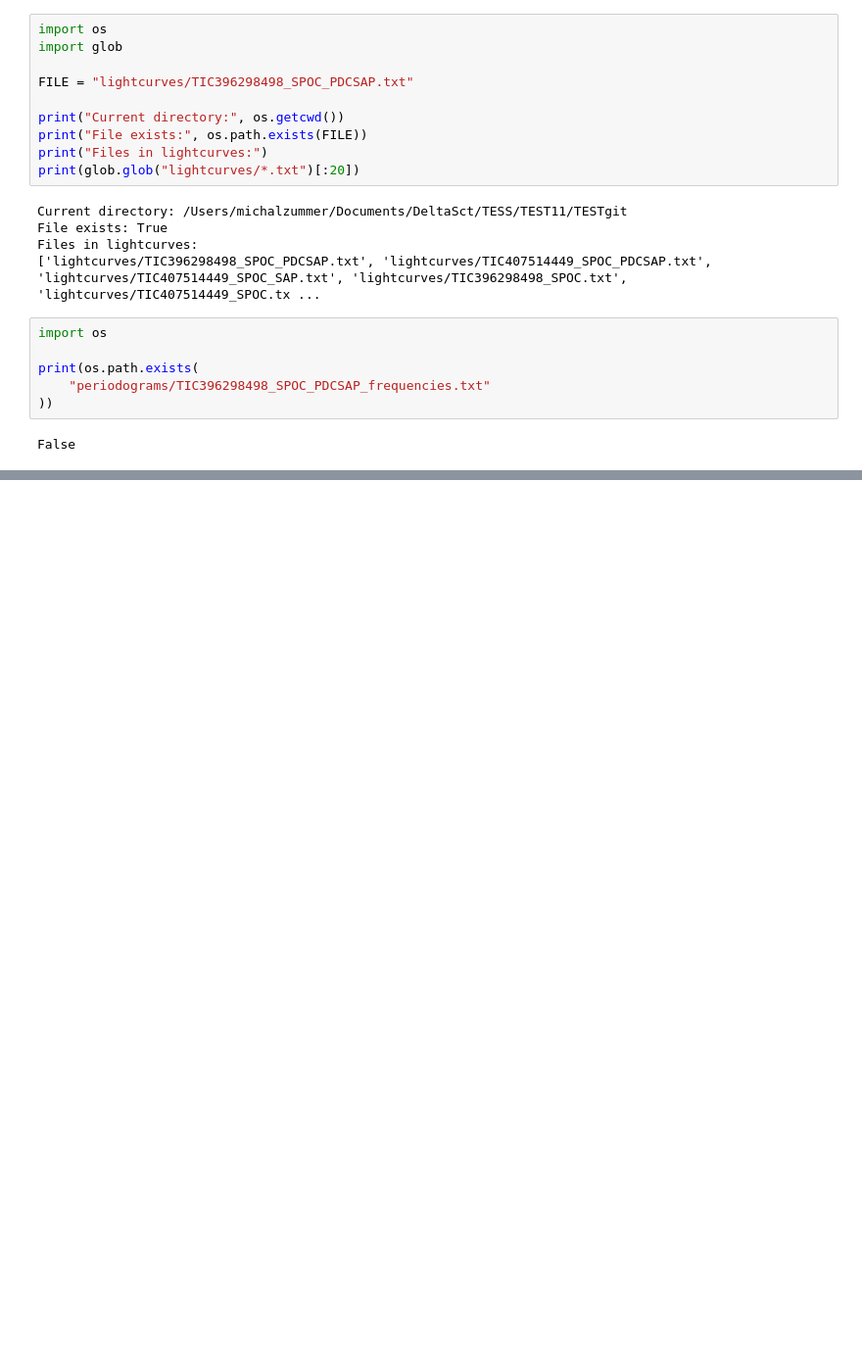
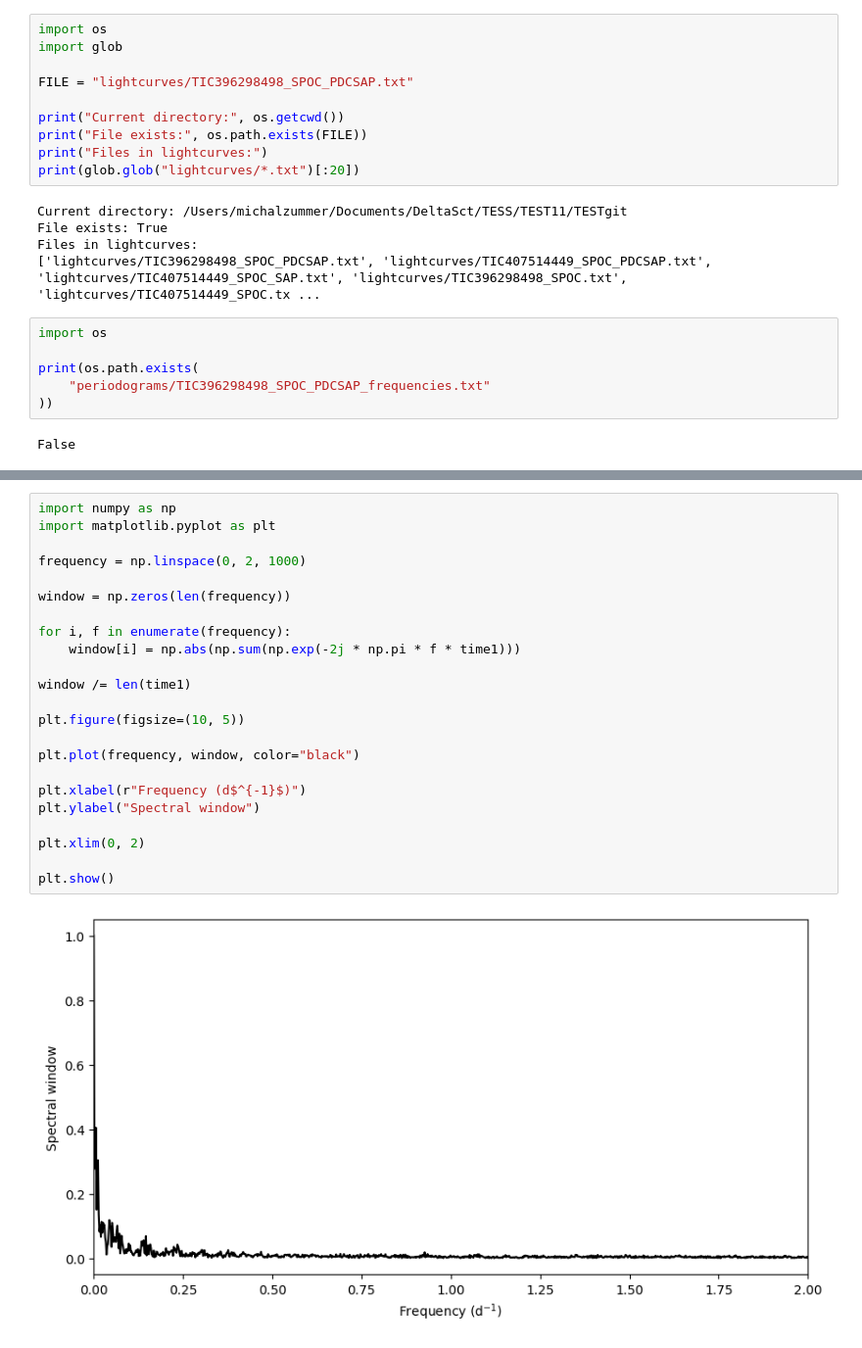
Before and after one commit to MichalZummer/DFP, a Jupyter notebook: download.ipynb, the cells around one changed output, grey strips where cells are left out. Shown at 98% size. Cells and saved outputs as stored; diff of their text form; blank space fills up the shorter version.

```diff
--- a/download.ipynb
+++ b/download.ipynb
@@ -159,0 +221,25 @@ Finished
+# %%
+import numpy as np
+import matplotlib.pyplot as plt
+
+frequency = np.linspace(0, 2, 1000)
+
+window = np.zeros(len(frequency))
+
+for i, f in enumerate(frequency):
+    window[i] = np.abs(np.sum(np.exp(-2j * np.pi * f * time1)))
+
+window /= len(time1)
+
+plt.figure(figsize=(10, 5))
+
+plt.plot(frequency, window, color="black")
+
+plt.xlabel(r"Frequency (d$^{-1}$)")
+plt.ylabel("Spectral window")
+
+plt.xlim(0, 2)
+
+plt.show()
+# %% [output]
+[figure, added]
```
Also changed, not shown: parts of 27 cells of this notebook.
